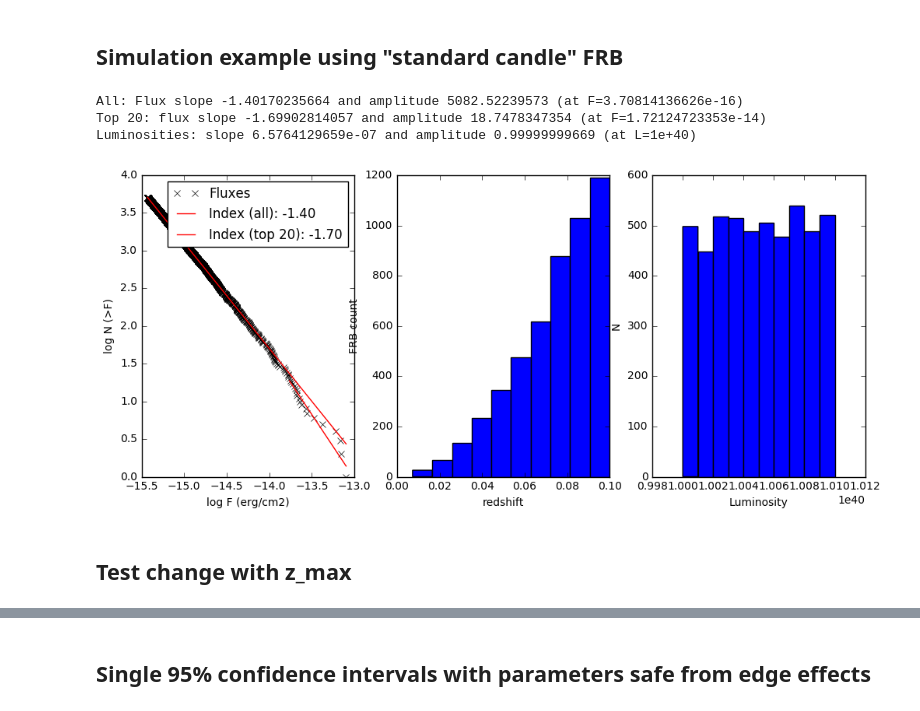
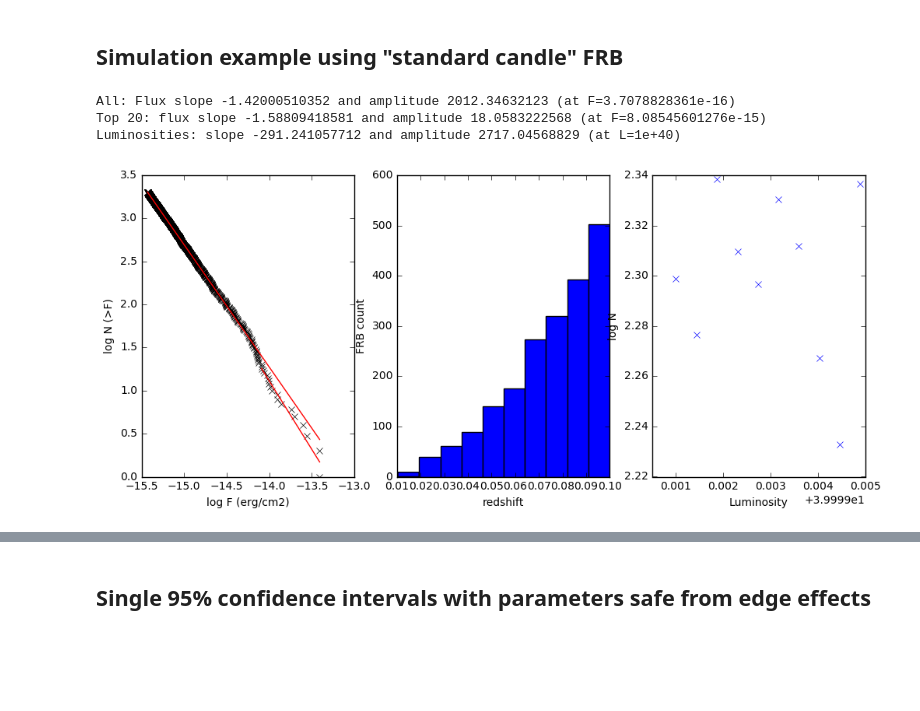
Before and after one commit to caseyjlaw/FRB121102, a Jupyter notebook: frb_simulation.ipynb, the cells around one changed output, grey strips where cells are left out. Cells and saved outputs as stored; diff of their text form; code cells hidden in the pictures; blank space fills up the shorter version.

```diff
--- a/frb_simulation.ipynb
+++ b/frb_simulation.ipynb
@@ -162,16 +164,14 @@ Powerlaw slope -0.595096394487 and amplitude 9.74781765219 (at L=2e+38)
 # %%
 # example using standard candle
 zr = 0., 0.1
 lr = 1e40, 1.01e40
-top = 20
-nsim = 5000
+ntop = 20
+nfrb = 2000
 popt_std = (0, 10)
-zs, fluxes, lums = simulate(zr, lr, popt_std, nsim=nsim)
-popth = model(zs, fluxes, lums, top=top)
+zs, fluxes, lums = simulate(zr, lr, popt_std, nfrb=nfrb)
+popth = model(zs, fluxes, lums, ntop=ntop)
 # %% [output]
-All: Flux slope -1.40170235664 and amplitude 5082.52239573 (at F=3.70814136626e-16)
-Top 20: flux slope -1.69902814057 and amplitude 18.7478347354 (at F=1.72124723353e-14)
-Luminosities: slope 6.5764129659e-07 and amplitude 0.99999999669 (at L=1e+40)
+All: Flux slope -1.42000510352 and amplitude 2012.34632123 (at F=3.7078828361e-16)
+Top 20: flux slope -1.58809418581 and amplitude 18.0583222568 (at F=8.08545601276e-15)
+Luminosities: slope -291.241057712 and amplitude 2717.04568829 (at L=1e+40)
-[figure, old version]
+[figure, new version]
-# %% [markdown]
-## Test change with z_max
```
Also changed, not shown: parts of 36 cells of this notebook.
